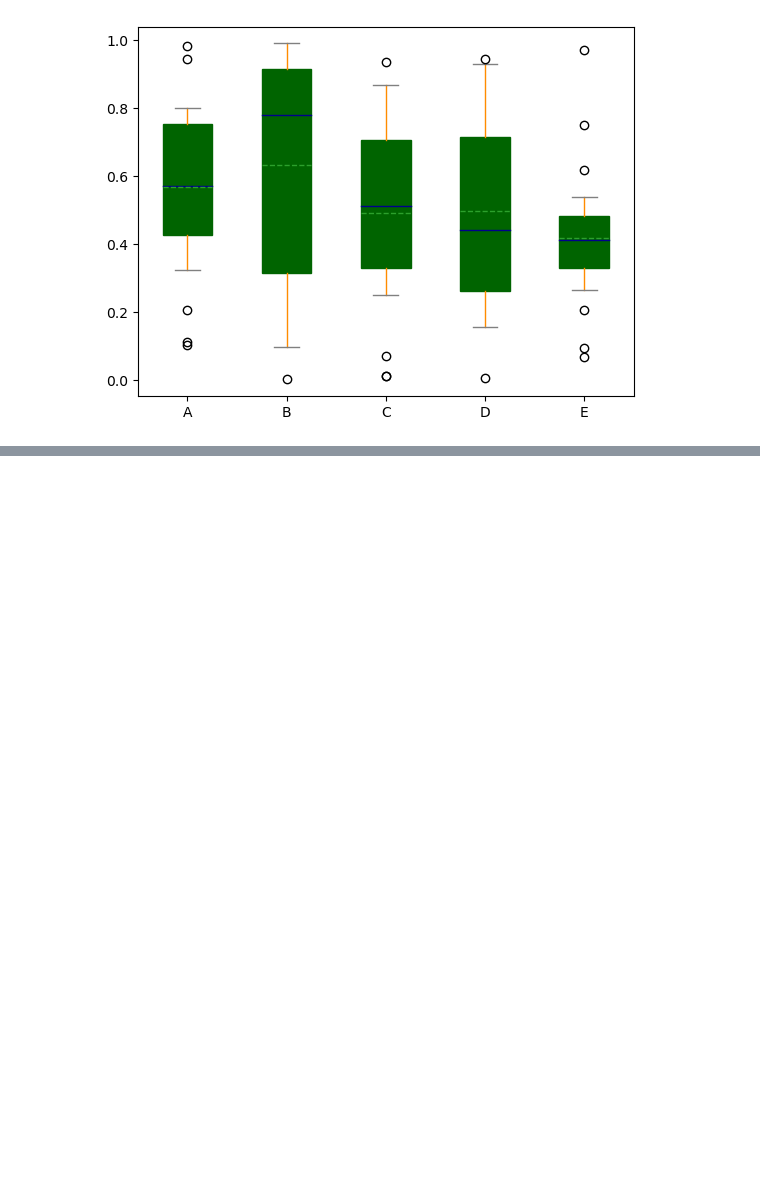
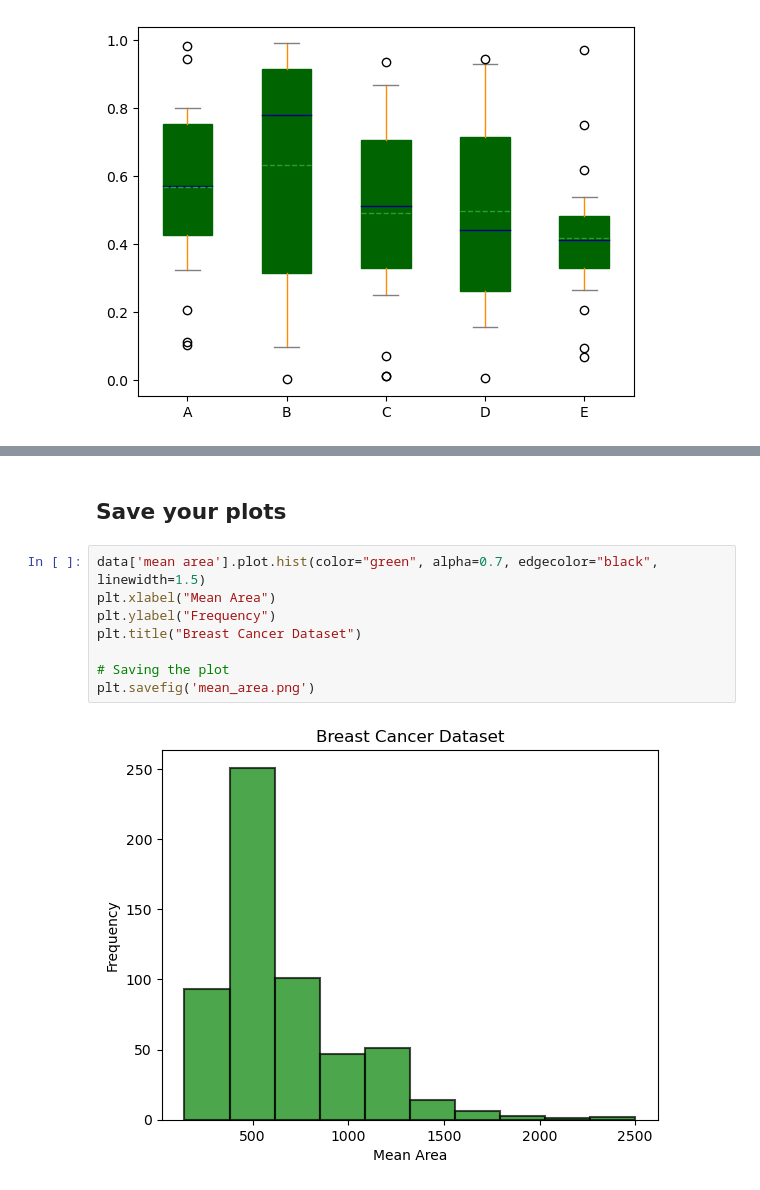
Before and after one commit to sormazabal/IntroToPython2022, a Jupyter notebook: Week5/Week5.ipynb, the cells around one changed output, grey strips where cells are left out. Saved outputs shown, nothing was run; the diff lists cells and outputs as text; blank space fills up the shorter version.

```diff
--- a/Week5/Week5.ipynb
+++ b/Week5/Week5.ipynb
@@ -266,0 +309,12 @@ df.plot.box(color=dict(boxes="DarkGreen", whiskers="DarkOrange", medians="DarkBl
+# %% [markdown]
+## Save your plots
+# %%
+data['mean area'].plot.hist(color="green", alpha=0.7, edgecolor="black", linewidth=1.5)
+plt.xlabel("Mean Area")
+plt.ylabel("Frequency")
+plt.title("Breast Cancer Dataset")
+
+# Saving the plot
+plt.savefig('mean_area.png')
+# %% [output]
+[figure, added]
```
Also changed, not shown: parts of 5 cells of this notebook, 1 other file.
